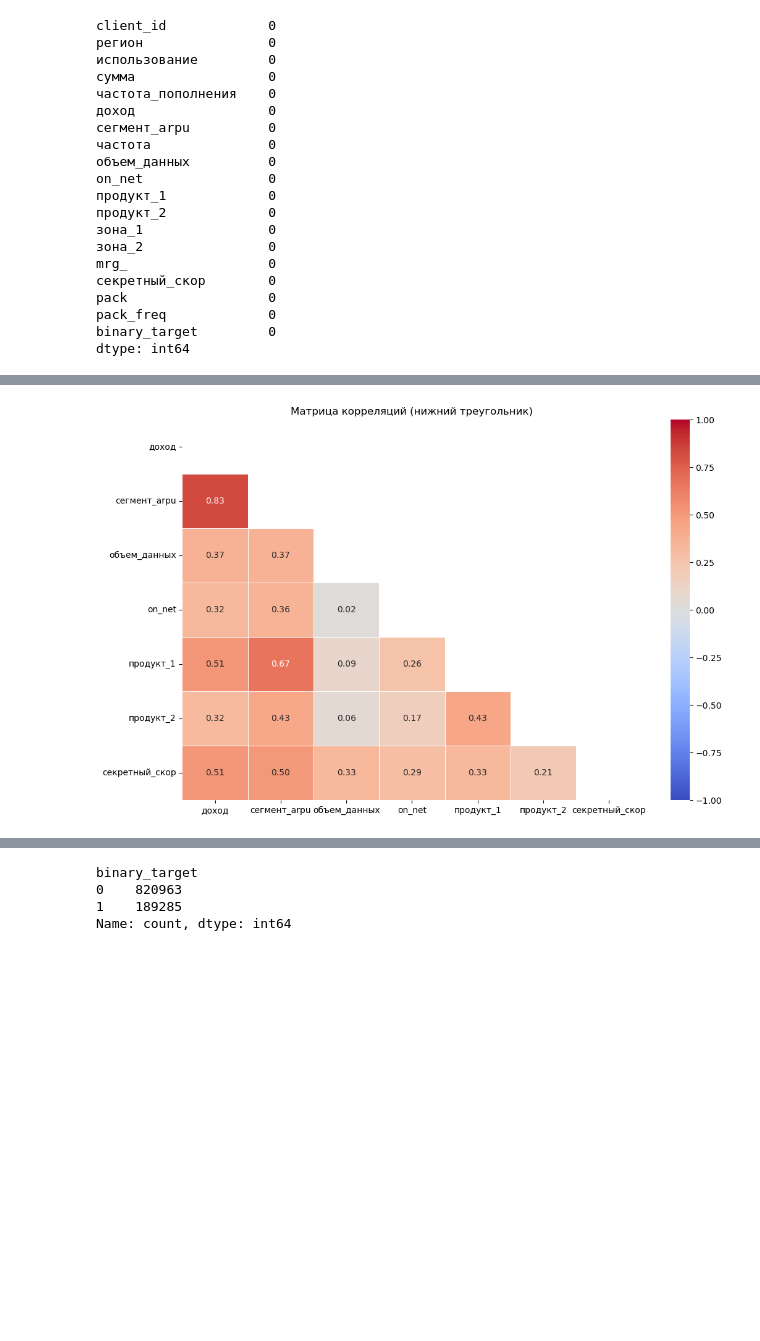
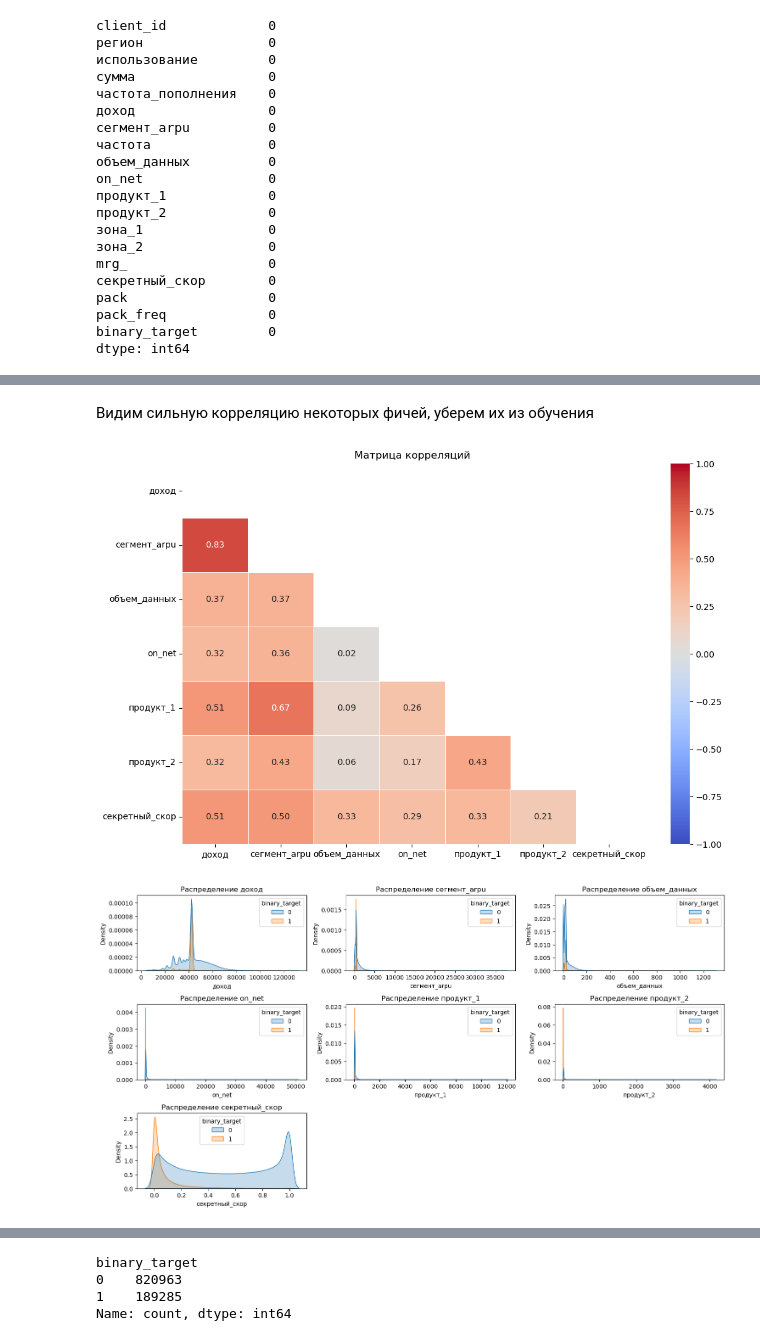
Before and after one commit to KatieGalaeva/shad, a Jupyter notebook: ml_final/teta_ML.ipynb, the cells around one changed output, grey strips where cells are left out. Saved outputs shown, nothing was run; the diff lists cells and outputs as text; code cells hidden in the pictures; blank space fills up the shorter version.

```diff
--- a/ml_final/teta_ML.ipynb
+++ b/ml_final/teta_ML.ipynb
@@ -201,3 +185,5 @@ plt.show()
+# %% [markdown]
+Видим сильную корреляцию некоторых фичей, уберем их из обучения
 # %%
 train = train.drop(columns=['сумма', 'частота_пополнения', 'частота', 'pack_freq'])
 # %%
@@ -222,7 +205,17 @@ sns.heatmap(
     linewidths=0.5,
     vmin=-1, vmax=1
 )
-plt.title("Матрица корреляций (нижний треугольник)")
+plt.title("Матрица корреляций")
 plt.show()
 # %% [output]
-[figure, old version]
+[figure, new version]
+# %%
+plt.figure(figsize=(15, 10))
+for i, feature in enumerate(numerical, 1):
+    plt.subplot(4, 3, i)
+    sns.kdeplot(data=train, x=feature, hue='binary_target', fill=True)
+    plt.title(f'Распределение {feature}')
+plt.tight_layout()
+plt.show()
+# %% [output]
+[figure, added]
```
Also changed, not shown: parts of 35 cells of this notebook, 1 other file.
